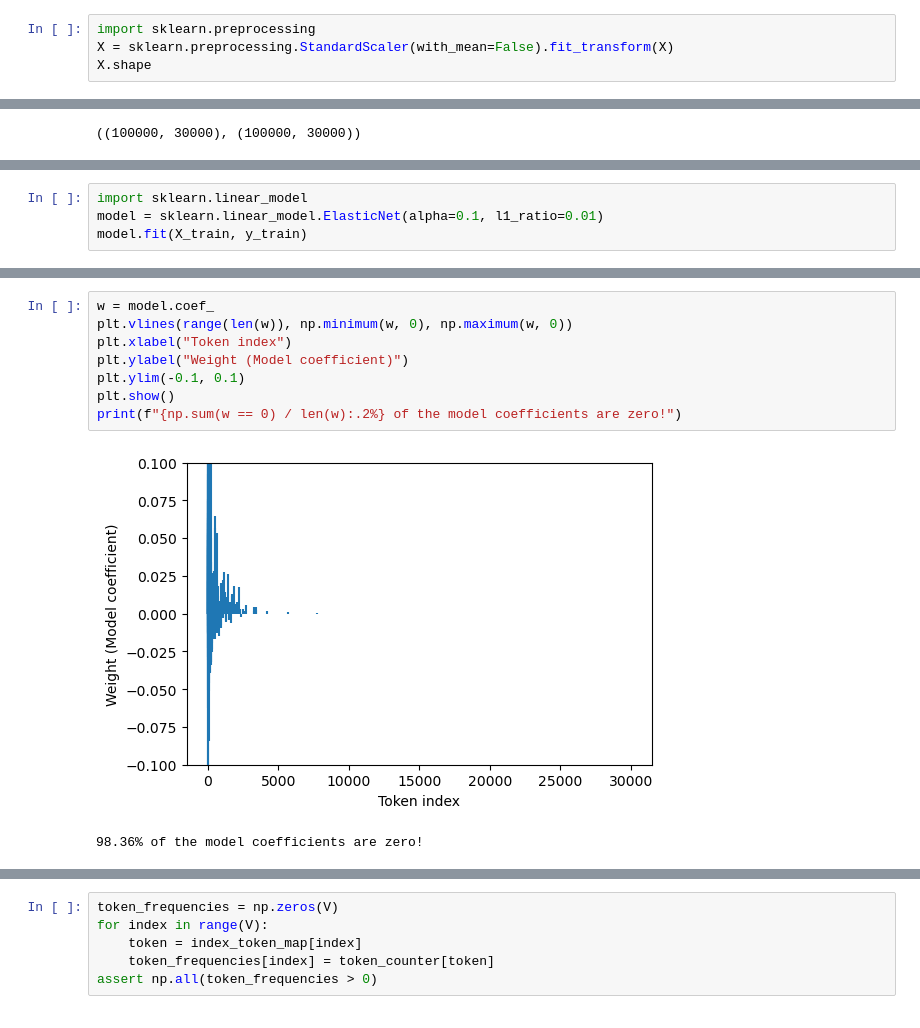
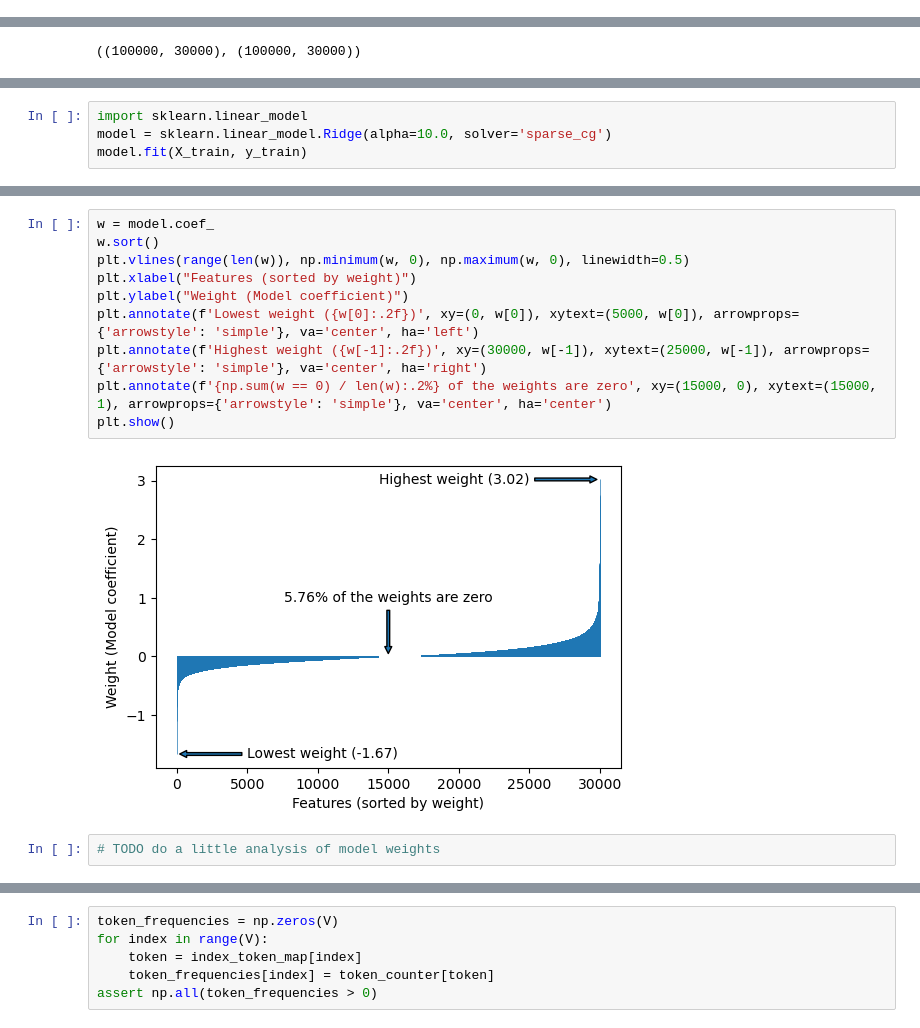
Before and after one commit to levon003/ml-visualized, a Jupyter notebook: _notebook/BoWLinRegTweets.ipynb, the cells around one changed output, grey strips where cells are left out. Saved outputs shown, nothing was run; the diff lists cells and outputs as text.

```diff
--- a/_notebook/BoWLinRegTweets.ipynb
+++ b/_notebook/BoWLinRegTweets.ipynb
@@ -638,7 +739,3 @@ n_stored_bytes / 1024 / 1024 / 1024  # 0.01 GB!
 0.01149769127368927
 # %%
 X = X.tocsr()
-# %%
-import sklearn.preprocessing
-X = sklearn.preprocessing.StandardScaler(with_mean=False).fit_transform(X)
-X.shape
@@ -662,4 +761,4 @@ This will take an absurdly large amount of resources with our current feature ma
 # %%
 import sklearn.linear_model
-model = sklearn.linear_model.ElasticNet(alpha=0.1, l1_ratio=0.01)
+model = sklearn.linear_model.Ridge(alpha=10.0, solver='sparse_cg')
 model.fit(X_train, y_train)
@@ -711,14 +812,17 @@ plt.show()
 # %%
 w = model.coef_
-plt.vlines(range(len(w)), np.minimum(w, 0), np.maximum(w, 0))
-plt.xlabel("Token index")
+w.sort()
+plt.vlines(range(len(w)), np.minimum(w, 0), np.maximum(w, 0), linewidth=0.5)
+plt.xlabel("Features (sorted by weight)")
 plt.ylabel("Weight (Model coefficient)")
-plt.ylim(-0.1, 0.1)
+plt.annotate(f'Lowest weight ({w[0]:.2f})', xy=(0, w[0]), xytext=(5000, w[0]), arrowprops={'arrowstyle': 'simple'}, va='center', ha='left')
+plt.annotate(f'Highest weight ({w[-1]:.2f})', xy=(30000, w[-1]), xytext=(25000, w[-1]), arrowprops={'arrowstyle': 'simple'}, va='center', ha='right')
+plt.annotate(f'{np.sum(w == 0) / len(w):.2%} of the weights are zero', xy=(15000, 0), xytext=(15000, 1), arrowprops={'arrowstyle': 'simple'}, va='center', ha='center')
 plt.show()
-print(f"{np.sum(w == 0) / len(w):.2%} of the model coefficients are zero!")
 # %% [output]
-[figure, old version]
+[figure, new version]
-98.36% of the model coefficients are zero!
+# %%
+# TODO do a little analysis of model weights
 # %% [markdown]
 ## TF-IDF: Improving our vector representations
 
```
Also changed, not shown: parts of 48 cells of this notebook.
